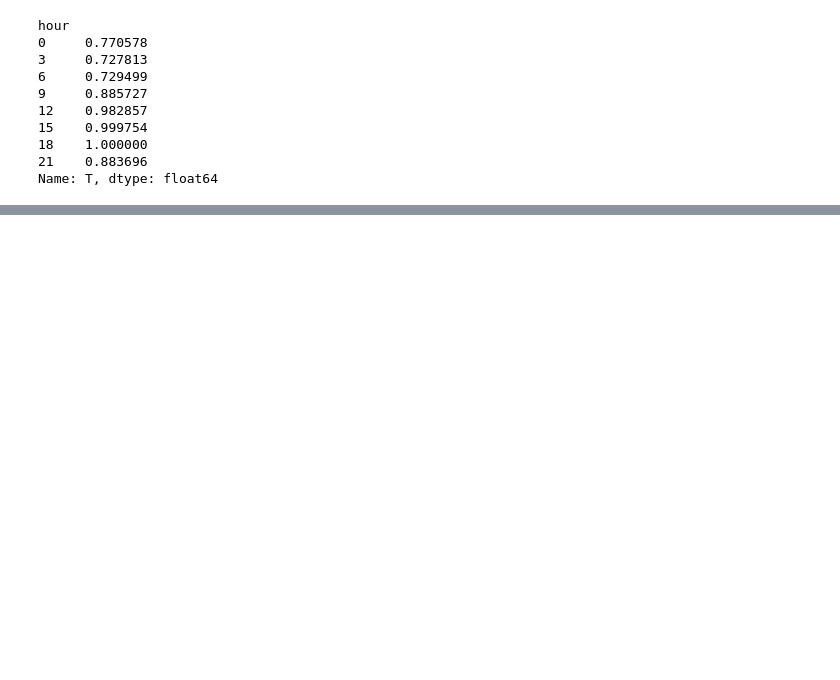
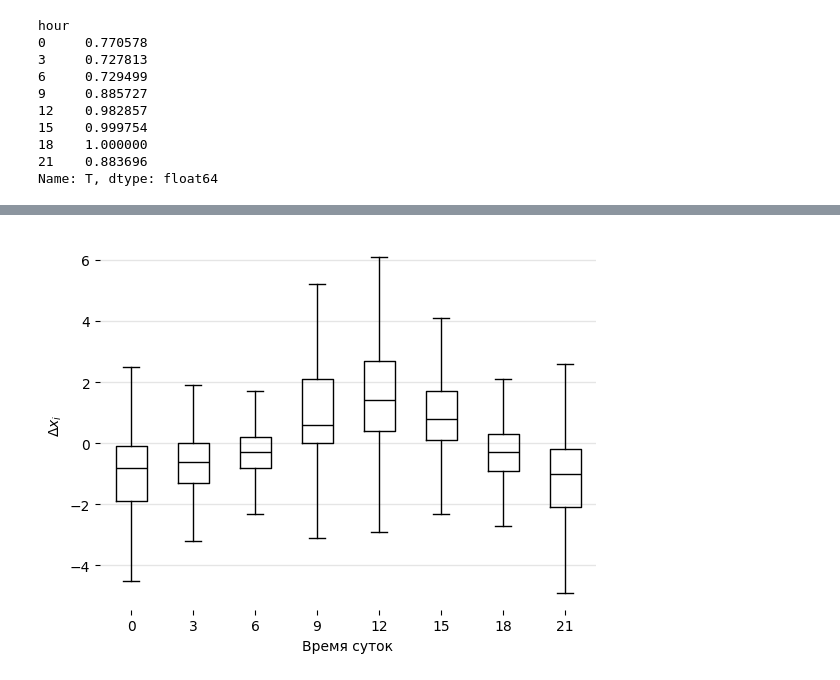
Before and after one commit to S0krat/FQW, a Jupyter notebook: metrics.ipynb, the cells around one changed output, grey strips where cells are left out. Saved outputs shown, nothing was run; the diff lists cells and outputs as text; code cells hidden in the pictures; blank space fills up the shorter version.

```diff
--- a/metrics.ipynb
+++ b/metrics.ipynb
@@ -28,0 +80,22 @@ Name: T, dtype: float64
+# %%
+import matplotlib.pyplot as plt
+
+diffs = temp.diff()[1:].to_frame()
+diffs['hour'] = diffs.index.hour
+
+plt.box(False)
+for h in [-4, -2, 0, 2, 4, 6]:
+    plt.axhline(y=h, color='black', alpha=0.1, lw=1)
+
+arrays = [diffs[diffs['hour'] == i]['T'].values for i in [0,3,6,9,12,15,18,21]]
+plt.boxplot(arrays,
+            showfliers=False,
+            medianprops={"color":"black"})
+plt.xticks(list(range(1,9)),[0,3,6,9,12,15,18,21])
+plt.xlabel("Время суток")
+plt.ylabel("$\\Delta x_i$")
+plt.show()
+
+# diffs.boxplot(column='T', by='hour', grid=False, showfliers=False)
+# %% [output]
+[figure, added]
```
Also changed, not shown: parts of 6 cells of this notebook, 2 other files.
